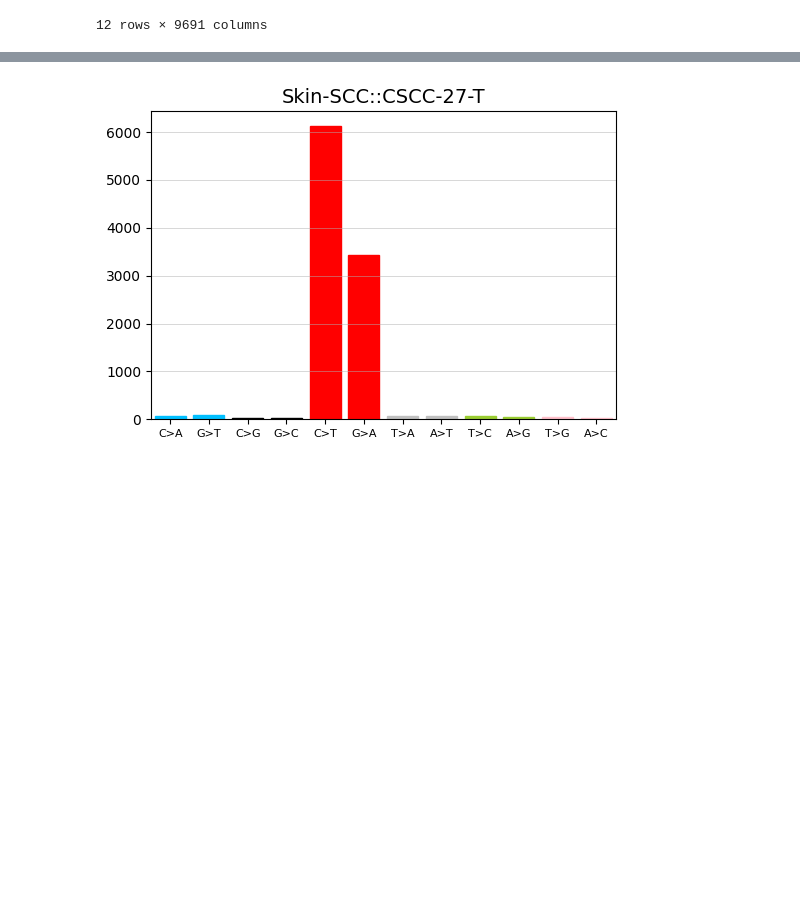
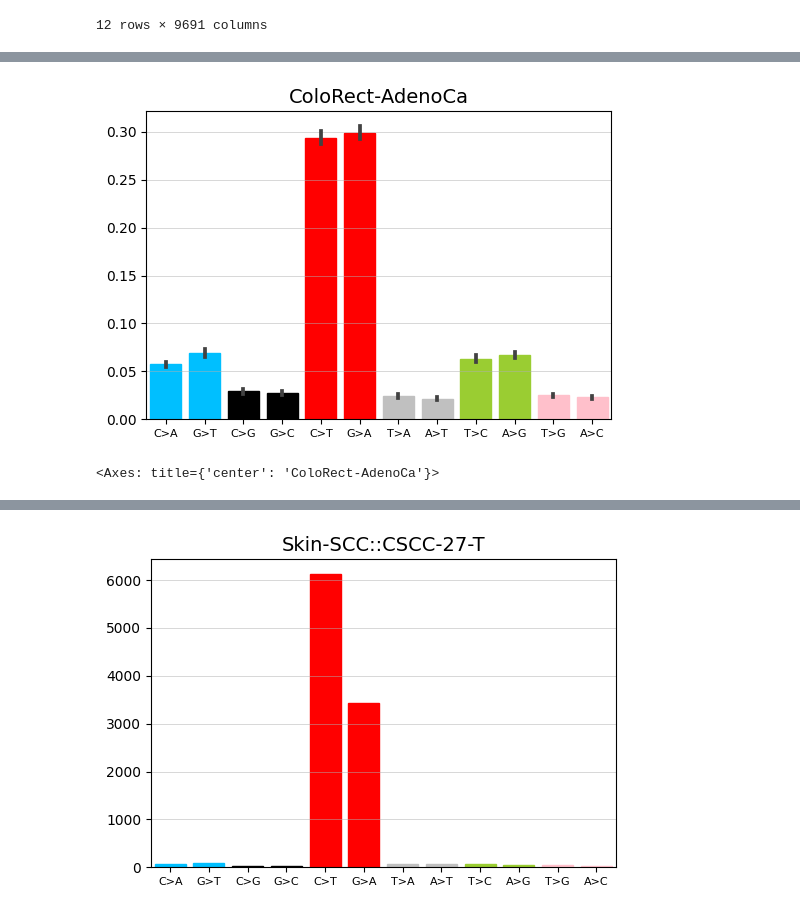
Before and after one commit to mitoclub/AminoAcidShift, a Jupyter notebook: PCAWG/extract_missense_variants.ipynb, the cells around one changed output, grey strips where cells are left out. Saved outputs shown, nothing was run; the diff lists cells and outputs as text; code cells hidden in the pictures; blank space fills up the shorter version.

```diff
--- a/PCAWG/extract_missense_variants.ipynb
+++ b/PCAWG/extract_missense_variants.ipynb
@@ -197,0 +138,5 @@ spectra_wes12 / spectra_wes12.sum()
+# %%
+plot_mutspec12(cur_spectra.melt(value_name='MutSpec', ignore_index=False), title=cancer)
+# %% [output]
+[figure, added]
+<Axes: title={'center': 'ColoRect-AdenoCa'}>
```
Also changed, not shown: parts of 26 cells of this notebook, 9 other files.
